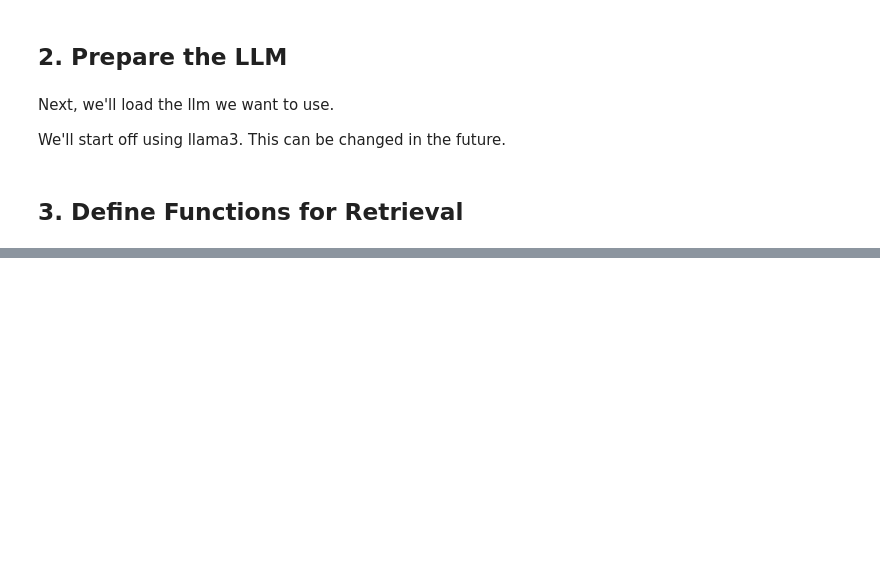
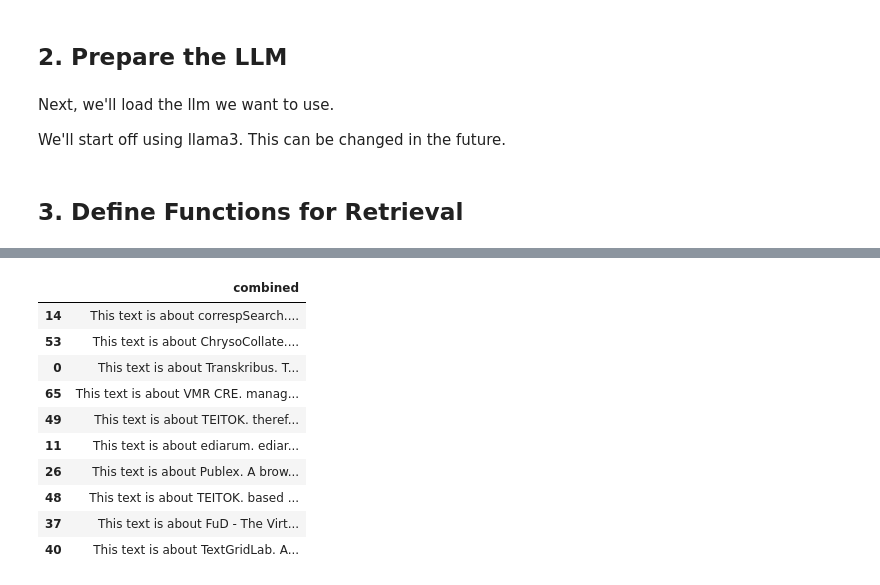
Before and after one commit to andwzn/retrieval-augmented-generation-experiment, a Jupyter notebook: 2_rag_experiment.ipynb, the cells around one changed output, grey strips where cells are left out. Saved outputs shown, nothing was run; the diff lists cells and outputs as text; code cells hidden in the pictures; blank space fills up the shorter version.

```diff
--- a/2_rag_experiment.ipynb
+++ b/2_rag_experiment.ipynb
@@ -522,0 +695,16 @@ ai_msg.content
+# %%
+# If you want to, you can inspect the information that was provided to the chatbot from the software repository.
+with pd.option_context('display.max_colwidth', None):
+    display(context[["combined"]])
+# %% [output]
+|  | combined |
+| 14 | This text is about correspSearch.... |
+| 53 | This text is about ChrysoCollate.... |
+| 0 | This text is about Transkribus. T... |
+| 65 | This text is about VMR CRE. manag... |
+| 49 | This text is about TEITOK. theref... |
+| 11 | This text is about ediarum. ediar... |
+| 26 | This text is about Publex. A brow... |
+| 48 | This text is about TEITOK. based ... |
+| 37 | This text is about FuD - The Virt... |
+| 40 | This text is about TextGridLab. A... |
```
Also changed, not shown: parts of 13 cells of this notebook.
